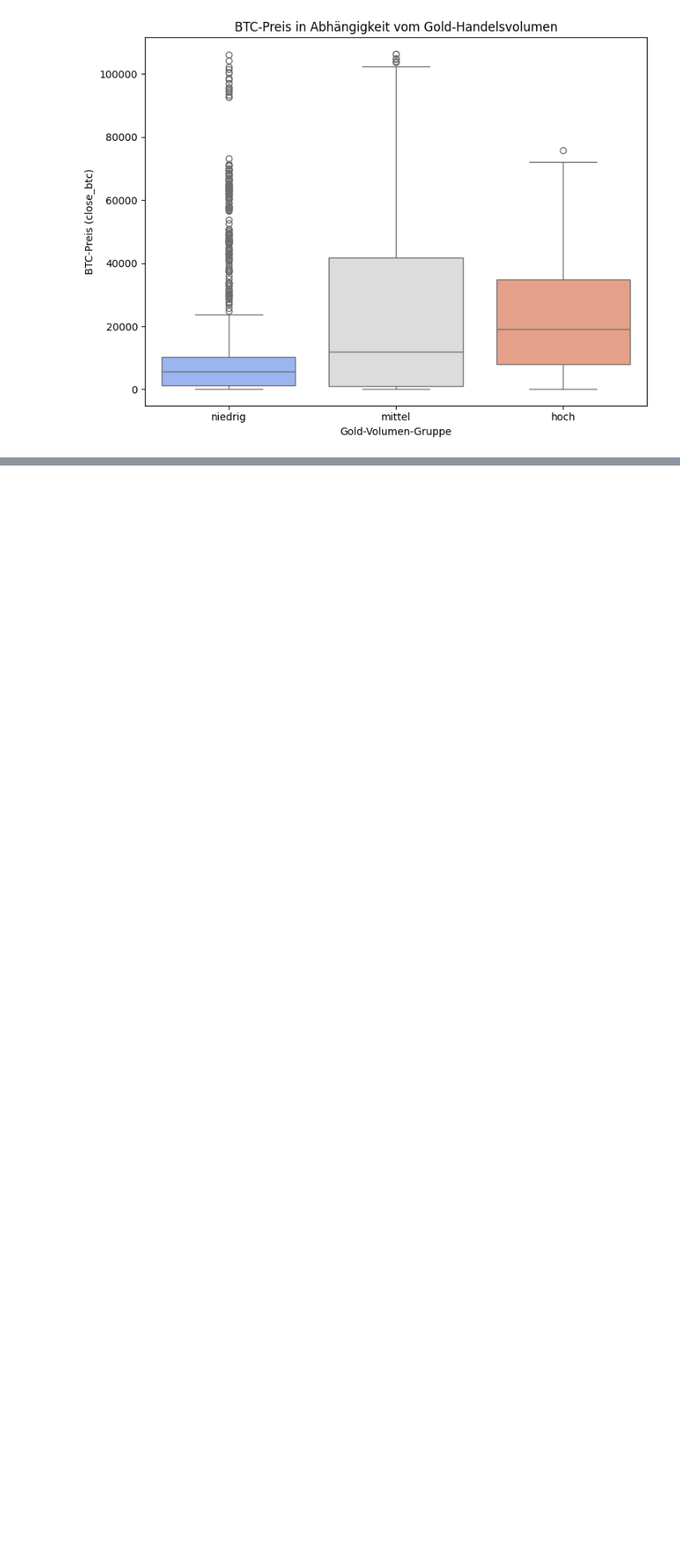
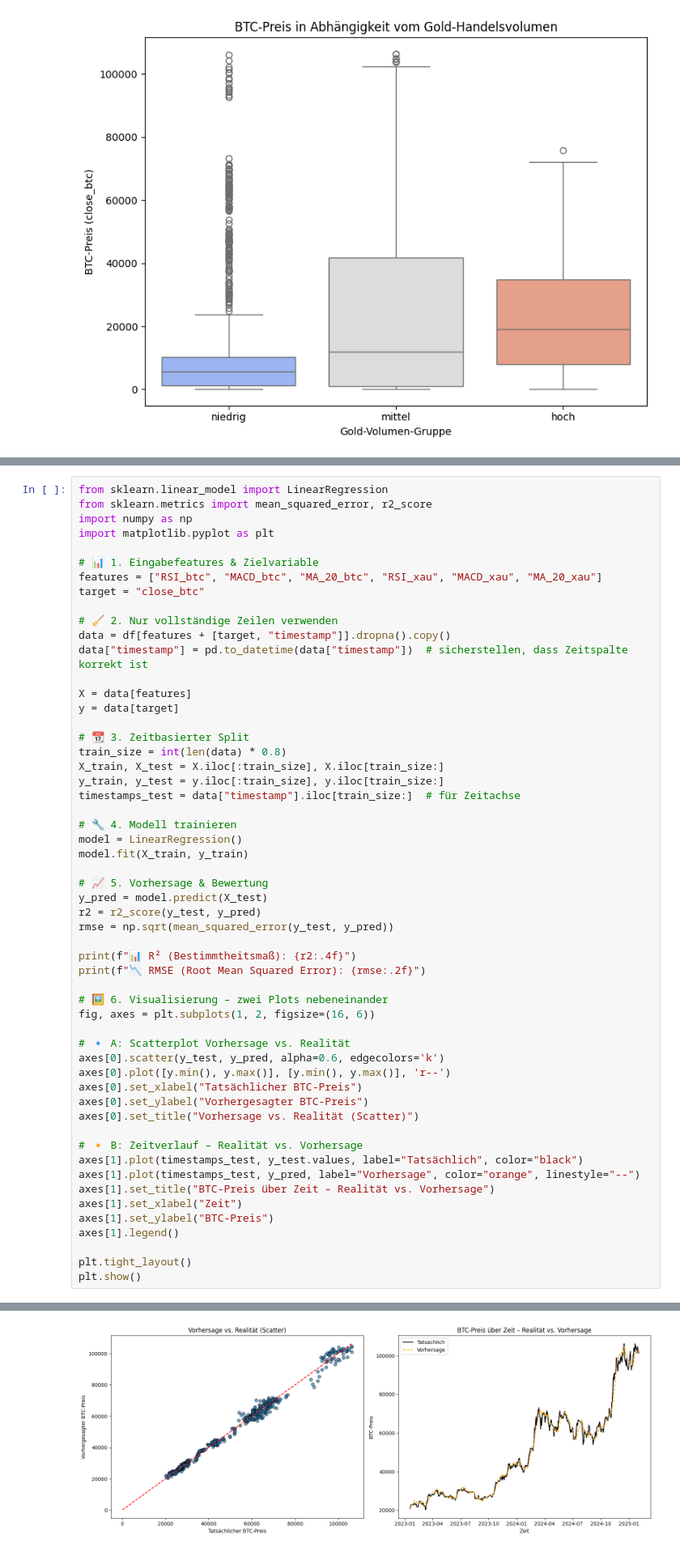
Before and after one commit to mohammadtaiba/DataVision, a Jupyter notebook: notebooks/indicators.ipynb, the cells around one changed output, grey strips where cells are left out. Shown at 81% size. Saved outputs shown, nothing was run; the diff lists cells and outputs as text; blank space fills up the shorter version.

Commit message:
Update: Linearen Regressionsmodell zur Vorhersage des Bitcoin-Schlusskurses

```diff
--- a/notebooks/indicators.ipynb
+++ b/notebooks/indicators.ipynb
@@ -422,0 +425,56 @@ Bootstrapped p-Wert: 0.0000
+# %%
+from sklearn.linear_model import LinearRegression
+from sklearn.metrics import mean_squared_error, r2_score
+import numpy as np
+import matplotlib.pyplot as plt
+
+# 📊 1. Eingabefeatures & Zielvariable
+features = ["RSI_btc", "MACD_btc", "MA_20_btc", "RSI_xau", "MACD_xau", "MA_20_xau"]
+target = "close_btc"
+
+# 🧹 2. Nur vollständige Zeilen verwenden
+data = df[features + [target, "timestamp"]].dropna().copy()
+data["timestamp"] = pd.to_datetime(data["timestamp"])  # sicherstellen, dass Zeitspalte korrekt ist
+
+X = data[features]
+y = data[target]
+
+# 📆 3. Zeitbasierter Split
+train_size = int(len(data) * 0.8)
+X_train, X_test = X.iloc[:train_size], X.iloc[train_size:]
+y_train, y_test = y.iloc[:train_size], y.iloc[train_size:]
+timestamps_test = data["timestamp"].iloc[train_size:]  # für Zeitachse
+
+# 🔧 4. Modell trainieren
+model = LinearRegression()
+model.fit(X_train, y_train)
+
+# 📈 5. Vorhersage & Bewertung
+y_pred = model.predict(X_test)
+r2 = r2_score(y_test, y_pred)
+rmse = np.sqrt(mean_squared_error(y_test, y_pred))
+
+print(f"📊 R² (Bestimmtheitsmaß): {r2:.4f}")
+print(f"📉 RMSE (Root Mean Squared Error): {rmse:.2f}")
+
+# 🖼️ 6. Visualisierung – zwei Plots nebeneinander
+fig, axes = plt.subplots(1, 2, figsize=(16, 6))
+
+# 🔹 A: Scatterplot Vorhersage vs. Realität
+axes[0].scatter(y_test, y_pred, alpha=0.6, edgecolors='k')
+axes[0].plot([y.min(), y.max()], [y.min(), y.max()], 'r--')
+axes[0].set_xlabel("Tatsächlicher BTC-Preis")
+axes[0].set_ylabel("Vorhergesagter BTC-Preis")
+axes[0].set_title("Vorhersage vs. Realität (Scatter)")
+
+# 🔸 B: Zeitverlauf – Realität vs. Vorhersage
+axes[1].plot(timestamps_test, y_test.values, label="Tatsächlich", color="black")
+axes[1].plot(timestamps_test, y_pred, label="Vorhersage", color="orange", linestyle="--")
+axes[1].set_title("BTC-Preis über Zeit – Realität vs. Vorhersage")
+axes[1].set_xlabel("Zeit")
+axes[1].set_ylabel("BTC-Preis")
+axes[1].legend()
+
+plt.tight_layout()
+plt.show()
+# %% [output]
@@ -422,0 +483 @@ Bootstrapped p-Wert: 0.0000
+[figure, added]
```
Also changed, not shown: parts of 2 cells of this notebook.
